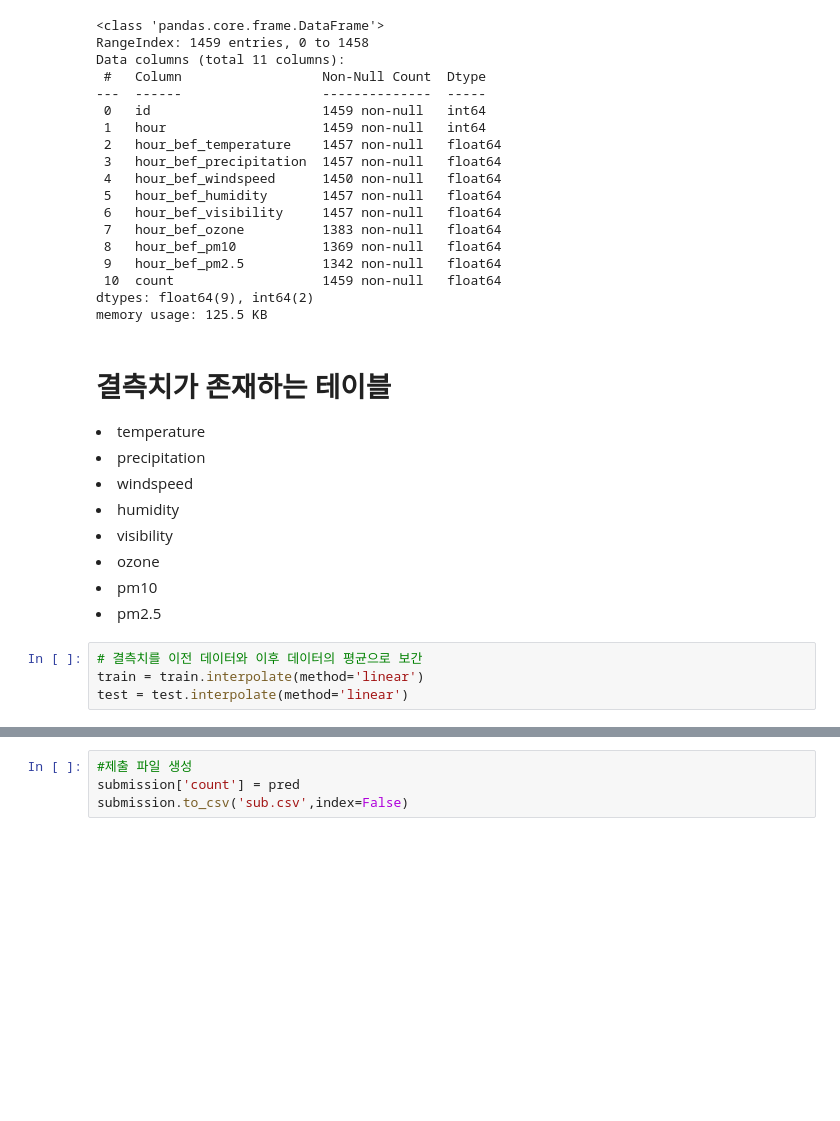
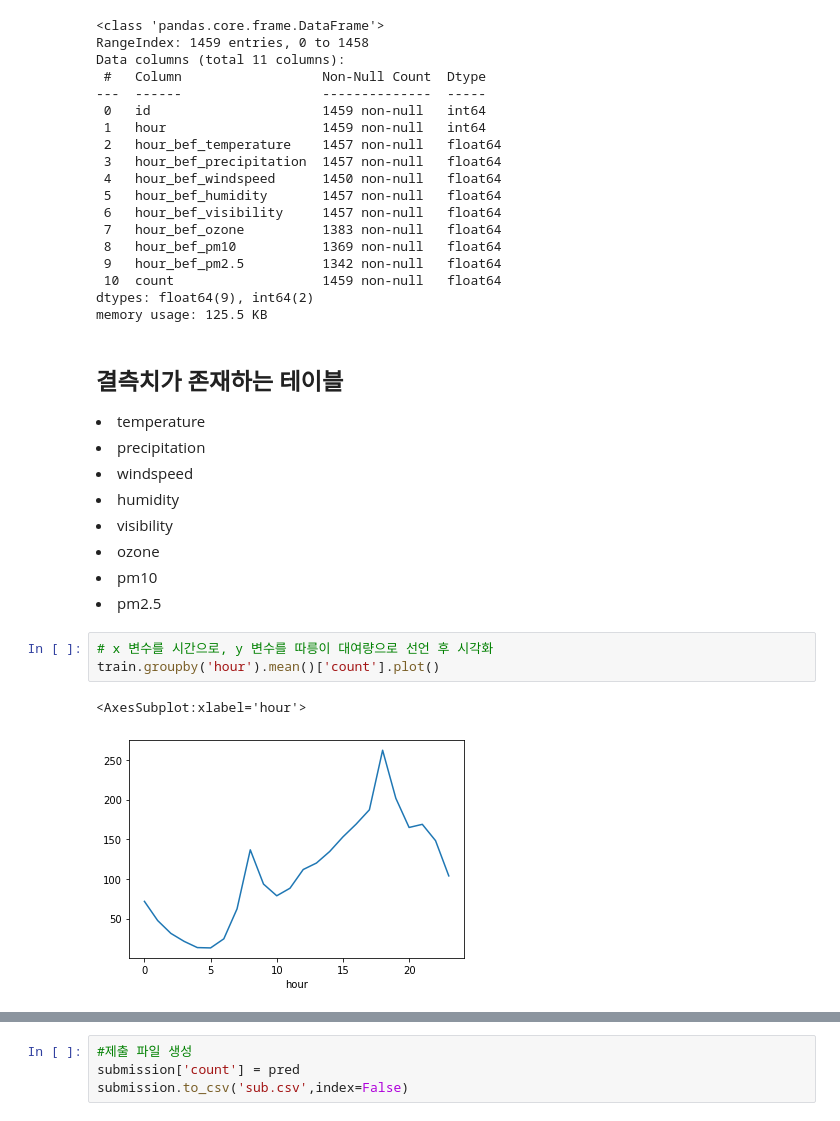
Before and after one commit to davejang/data-analyst-study, a Jupyter notebook: 1st-week/따릉이.ipynb, the cells around one changed output, grey strips where cells are left out. Saved outputs shown, nothing was run; the diff lists cells and outputs as text; blank space fills up the shorter version.

```diff
--- a/1st-week/따릉이.ipynb
+++ b/1st-week/따릉이.ipynb
@@ -44,7 +66,7 @@ Data columns (total 11 columns):
 dtypes: float64(9), int64(2)
 memory usage: 125.5 KB
 # %% [markdown]
-<h1>결측치가 존재하는 테이블</h1>
+<h2>결측치가 존재하는 테이블</h2>
 <li>temperature</li>
 <li>precipitation</li>
 <li>windspeed</li>
@@ -53,7 +75,9 @@ memory usage: 125.5 KB
 <li>ozone</li>
 <li>pm10</li>
 <li>pm2.5</li>
-# %%
-# 결측치를 이전 데이터와 이후 데이터의 평균으로 보간
-train = train.interpolate(method='linear')
-test = test.interpolate(method='linear')
+# %%
+# x 변수를 시간으로, y 변수를 따릉이 대여량으로 선언 후 시각화
+train.groupby('hour').mean()['count'].plot()
+# %% [output]
+<AxesSubplot:xlabel='hour'>
+[figure, added]
```
Also changed, not shown: parts of 14 cells of this notebook, 2 other files.
